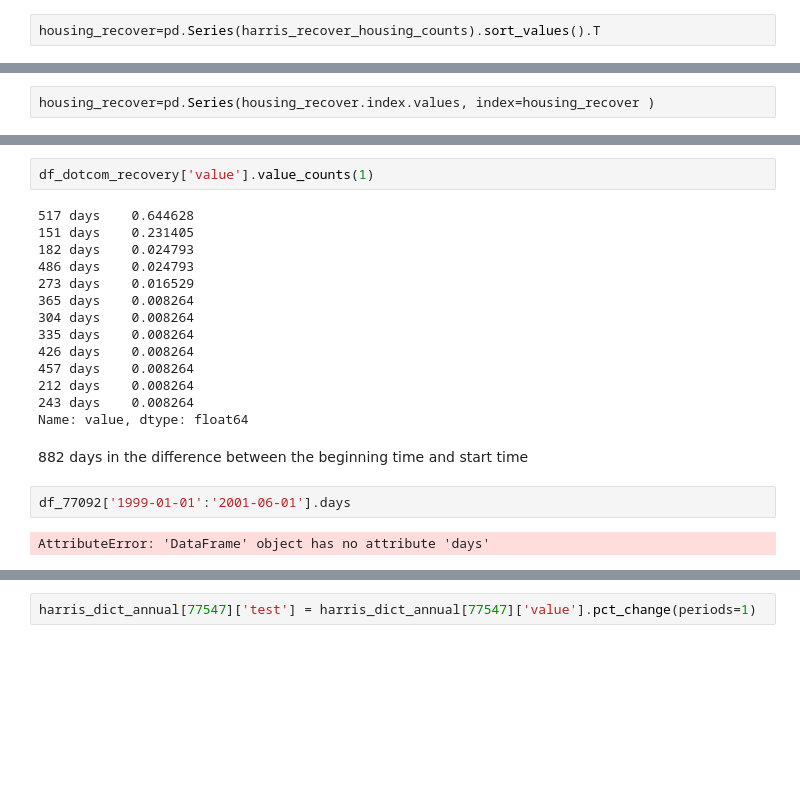
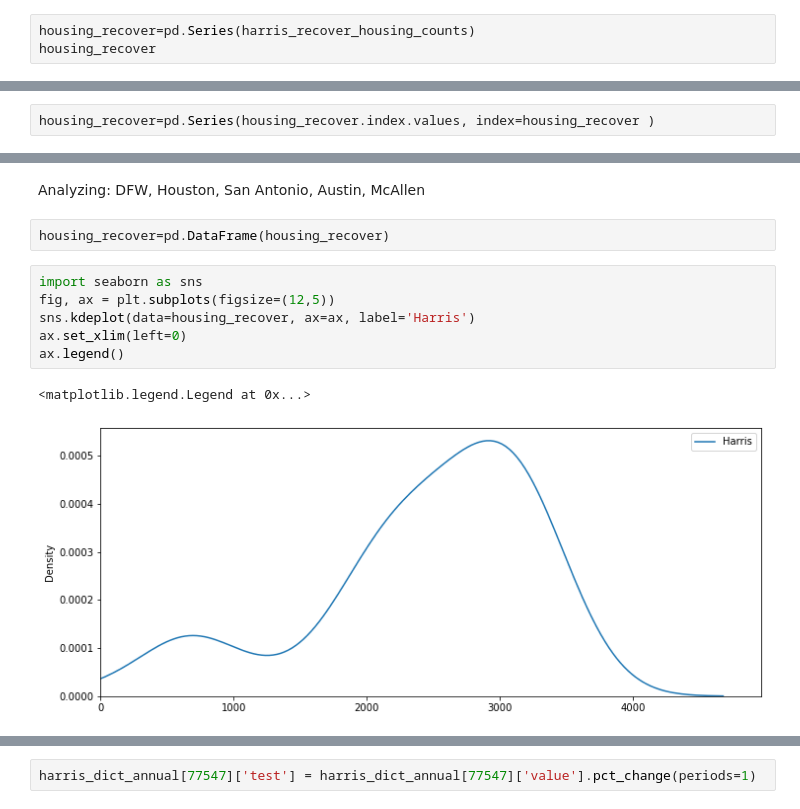
Before and after one commit to kuninethan95/Time_Series_Model, a Jupyter notebook: time-series/starter_notebook.ipynb, the cells around one changed output, grey strips where cells are left out. Drawn from its saved outputs; the diff is of its cells as text; blank space fills up the shorter version.

```diff
--- a/time-series/starter_notebook.ipynb
+++ b/time-series/starter_notebook.ipynb
@@ -367,2 +436,3 @@ AttributeError: 'dict' object has no attribute 'plot'
 # %%
-housing_recover=pd.Series(harris_recover_housing_counts).sort_values().T
+housing_recover=pd.Series(harris_recover_housing_counts)
+housing_recover
@@ -411,22 +454,13 @@ dtype: int64
-# %%
-df_dotcom_recovery['value'].value_counts(1)
-# %% [output]
-517 days    0.644628
-151 days    0.231405
-182 days    0.024793
-486 days    0.024793
-273 days    0.016529
-365 days    0.008264
-304 days    0.008264
-335 days    0.008264
-426 days    0.008264
-457 days    0.008264
-212 days    0.008264
-243 days    0.008264
-Name: value, dtype: float64
-# %% [markdown]
-882 days in the difference between the beginning time and start time
-# %%
-df_77092['1999-01-01':'2001-06-01'].days
-# %% [output]
-AttributeError: 'DataFrame' object has no attribute 'days'
+# %% [markdown]
+Analyzing: DFW, Houston, San Antonio, Austin, McAllen
+# %%
+housing_recover=pd.DataFrame(housing_recover)
+# %%
+import seaborn as sns
+fig, ax = plt.subplots(figsize=(12,5))
+sns.kdeplot(data=housing_recover, ax=ax, label='Harris')
+ax.set_xlim(left=0)
+ax.legend()
+# %% [output]
+<matplotlib.legend.Legend at 0x...>
+[figure, added]
```
Also changed, not shown: parts of 55 cells of this notebook.
